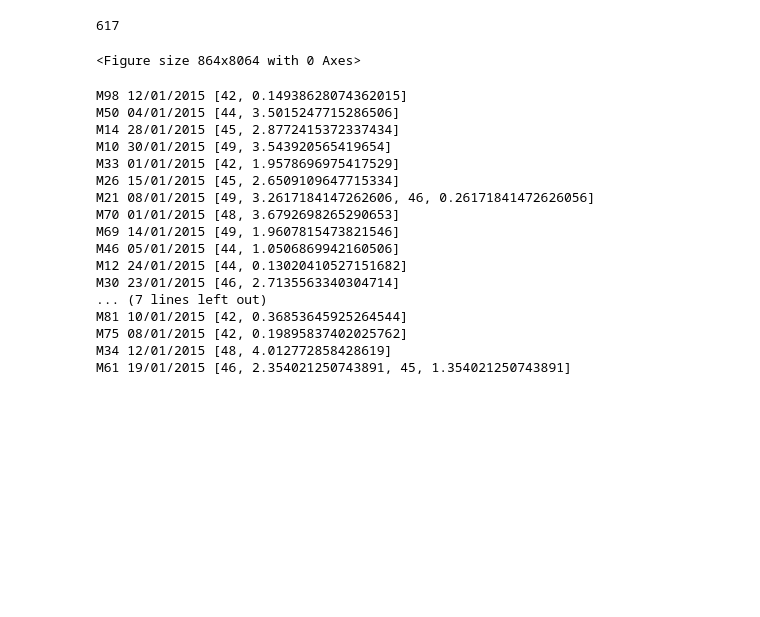
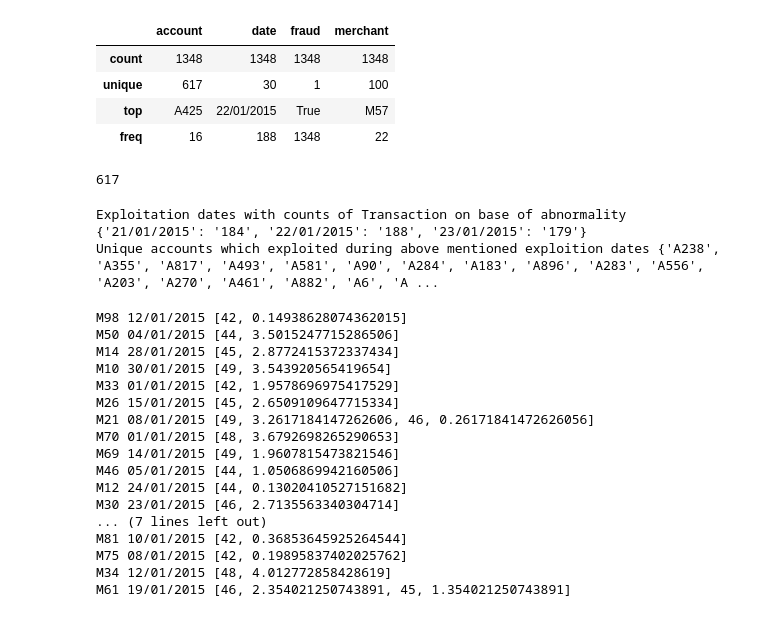
Before and after one commit to Sushila-Phogat/Data-science-with-Python, a Jupyter notebook: PreInterviewTask6.ipynb, the cells around one changed output. Drawn from its saved outputs; the diff is of its cells as text; code cells hidden in the pictures; blank space fills up the shorter version.

```diff
--- a/PreInterviewTask6.ipynb
+++ b/PreInterviewTask6.ipynb
@@ -24 +36,10 @@ data
+# %%
+#Describing main deatils of dataset for frauded transaction
+data[(data['fraud'].astype(str).str.strip()=='True')].describe()
+# %% [output]
+|  | account | date | fraud | merchant |
+| count | 1348 | 1348 | 1348 | 1348 |
+| unique | 617 | 30 | 1 | 100 |
+| top | A425 | 22/01/2015 | True | M57 |
+| freq | 16 | 188 | 1348 | 22 |
 # %%
@@ -31,18 +47,4 @@ from matplotlib import gridspec
 len(set(data[(data['fraud'].astype(str).str.strip()=='True')]['account']).intersection(set(data[(data['fraud'].astype(str).str.strip()=='True')]['account'])))
 # %% [output]
 617
-# %%
-# distribution of anomalous features
-features = data.iloc[:,0:28].columns
-plt.figure(figsize=(12,28*4))
-gs = gridspec.GridSpec(28, 1)
-for i, c in enumerate(data[features]):
- ax = plt.subplot(gs[i])
- sns.distplot(data[c][data.fraud == "False"], bins=50)
- sns.distplot(data[c][data.fraud == "True"], bins=50)
- ax.set_xlabel('')
- ax.set_title('histogram of feature: ' + str(c))
-plt.show()
-# %% [output]
-<Figure size 864x8064 with 0 Axes>
 # %%
@@ -71,4 +63,27 @@ def find_anomalies(random_data,st):
             anomalies.append(outlier)
             anomalies.append(outlier-upper_limit)
     return anomalies
+# %%
+#find exploitation dates with counts and accounts on base of result of anomalies detection function
+expltalldict={}
+exploitdt={}
+expltacnt=[]
+exploitrst=[]
+inp=find_anomalies(data[(data['fraud'].astype(str).str.strip()=='True')].groupby(['date']).count().iloc[:,-1],2.5) #datewise counts of all frauded transactions
+exploitrst.extend(inp) #Exploitation result of frauded transactions count
+for i in data[(data['fraud'].astype(str).str.strip()=='True')]['date'].unique():
+  for j in data[(data['fraud'].astype(str).str.strip()=='True') & (data['date']==i)].groupby(['date']).count().iloc[:,-1]:
+    expltalldict.update({i:j}) #all dates and its counts of all frauded transactions
+
+#Creating dictionary with abnormal dates and its frauded transactions count
+for i in range(len(exploitrst)):
+    for (key, value) in expltalldict.items():
+      if str(value) == str(exploitrst[i]):
+        exploitdt.update({str(key):str(value)})
+        expltacnt.extend(data[(data['fraud'].astype(str).str.strip()=='True') & (data['date']==key)]['account'].unique()) #List of all exploited accounts
+print('Exploitation dates with counts of Transaction on base of abnormality',exploitdt)
+print('Unique accounts which exploited during above mentioned exploition dates',set(expltacnt))
+# %% [output]
+Exploitation dates with counts of Transaction on base of abnormality {'21/01/2015': '184', '22/01/2015': '188', '23/01/2015': '179'}
+Unique accounts which exploited during above mentioned exploition dates {'A238', 'A355', 'A817', 'A493', 'A581', 'A90', 'A284', 'A183', 'A896', 'A283', 'A556', 'A203', 'A270', 'A461', 'A882', 'A6', 'A ...
 # %%
```
Also changed, not shown: parts of 13 cells of this notebook.
